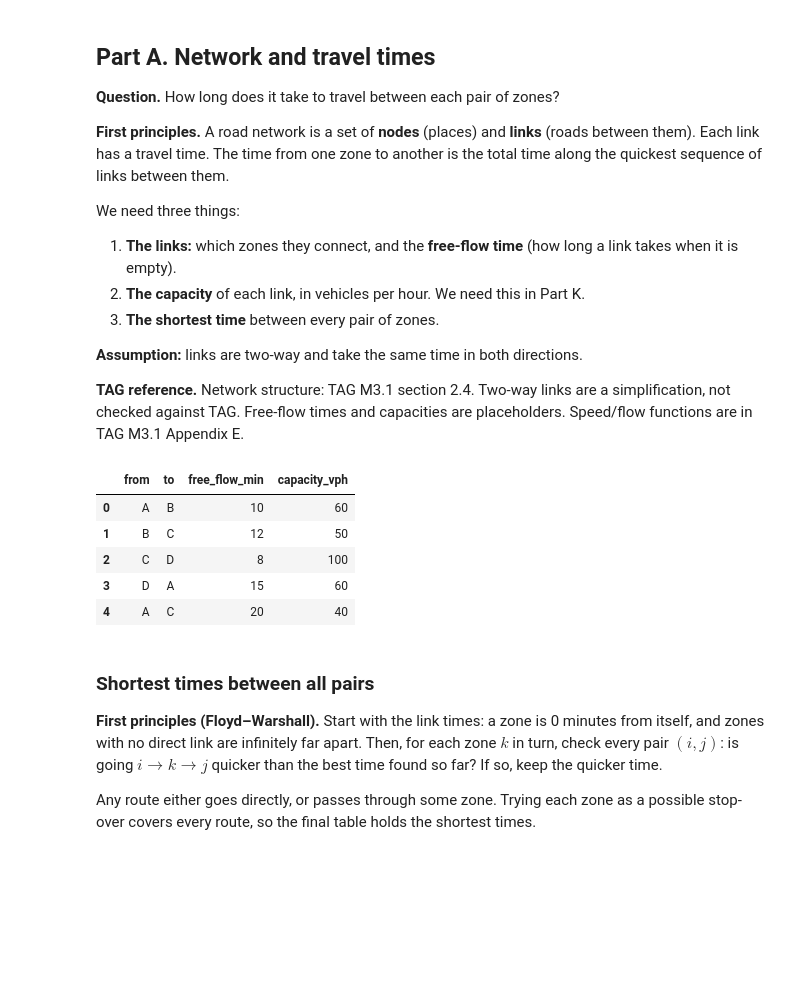
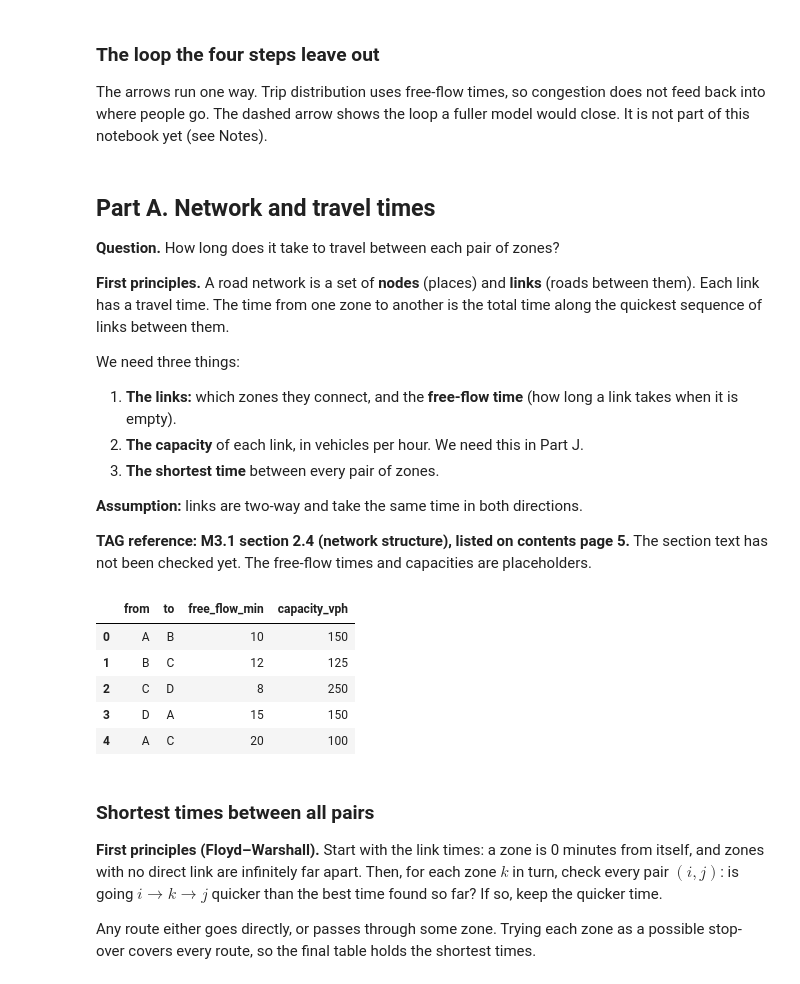
Before and after one commit to TheoCochrane/salisbury-transport-model, a Jupyter notebook: notebooks/toy_model.ipynb, the cells around one changed output. Saved outputs shown, nothing was run; the diff lists cells and outputs as text; code cells hidden in the pictures; blank space fills up the shorter version.

```diff
--- a/notebooks/toy_model.ipynb
+++ b/notebooks/toy_model.ipynb
@@ -38,0 +355,4 @@ At this level there is one trip purpose (home-based work, HBW), one mode, and tr
+# %% [markdown]
+### The loop the four steps leave out
+
+The arrows run one way. Trip distribution uses free-flow times, so congestion does not feed back into where people go. The dashed arrow shows the loop a fuller model would close. It is not part of this notebook yet (see Notes).
@@ -46,32 +398,33 @@ At this level there is one trip purpose (home-based work, HBW), one mode, and tr
 We need three things:
 
 1. **The links:** which zones they connect, and the **free-flow time** (how long a link takes when it is empty).
-2. **The capacity** of each link, in vehicles per hour. We need this in Part K.
+2. **The capacity** of each link, in vehicles per hour. We need this in Part J.
 3. **The shortest time** between every pair of zones.
 
 **Assumption:** links are two-way and take the same time in both directions.
 
-**TAG reference.** Network structure: TAG M3.1 section 2.4. Two-way links are a simplification, not checked against TAG. Free-flow times and capacities are placeholders. Speed/flow functions are in TAG M3.1 Appendix E.
+**TAG reference: M3.1 section 2.4 (network structure), listed on contents page 5.** The section text has not been checked yet. The free-flow times and capacities are placeholders.
 # %%
-# Five two-way links between the four zones.
+# Five two-way links between the four zones. Capacities were raised once the work and other
+# trips were both assigned: the work-only capacities gave v/c above 2.5 on some links.
 links = pd.DataFrame(
     [
-        ("A", "B", 10, 60),
-        ("B", "C", 12, 50),
-        ("C", "D", 8, 100),
-        ("D", "A", 15, 60),
-        ("A", "C", 20, 40),
+        ("A", "B", 10, 150),
+        ("B", "C", 12, 125),
+        ("C", "D", 8, 250),
+        ("D", "A", 15, 150),
+        ("A", "C", 20, 100),
     ],
     columns=["from", "to", "free_flow_min", "capacity_vph"],
 )
 links
 # %% [output]
 |  | from | to | free_flow_min | capacity_vph |
-| 0 | A | B | 10 | 60 |
-| 1 | B | C | 12 | 50 |
-| 2 | C | D | 8 | 100 |
-| 3 | D | A | 15 | 60 |
-| 4 | A | C | 20 | 40 |
+| 0 | A | B | 10 | 150 |
+| 1 | B | C | 12 | 125 |
+| 2 | C | D | 8 | 250 |
+| 3 | D | A | 15 | 150 |
+| 4 | A | C | 20 | 100 |
 # %% [markdown]
 ### Shortest times between all pairs
 
```
Also changed, not shown: parts of 94 cells of this notebook.
